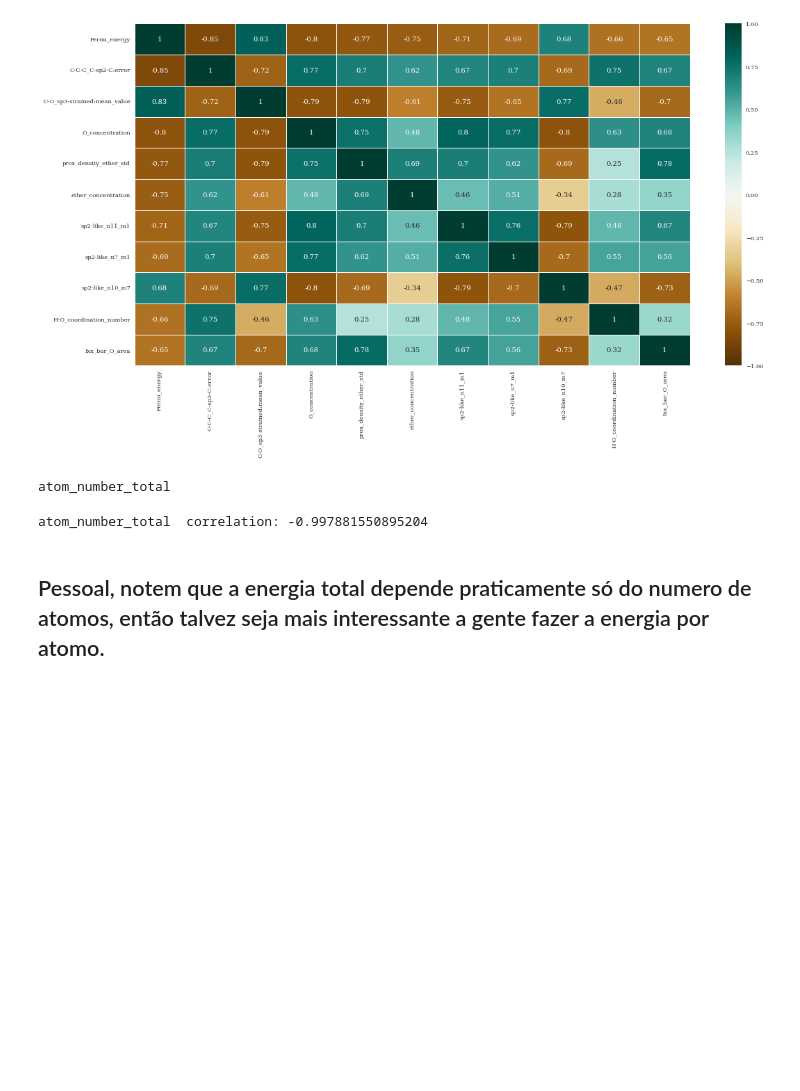
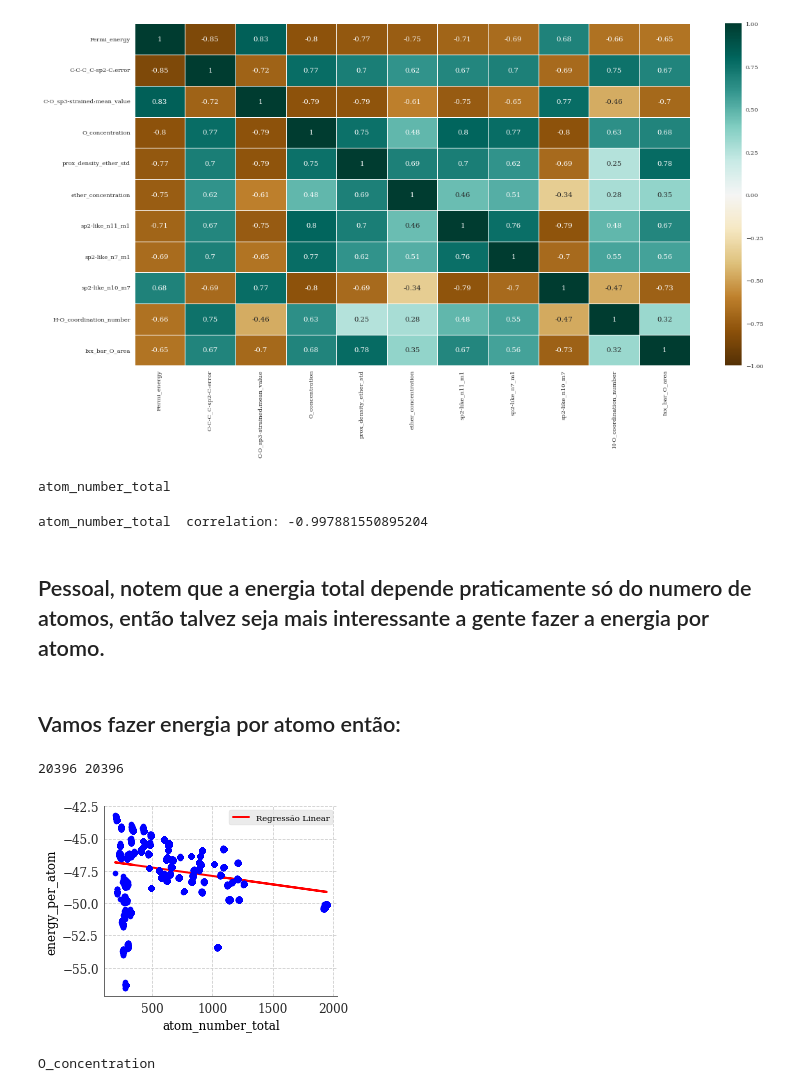
Before and after one commit to Karl-Marcos/ML-2022-DIMP, a Jupyter notebook: Dados.ipynb, the cells around one changed output. Saved outputs shown, nothing was run; the diff lists cells and outputs as text; code cells hidden in the pictures; blank space fills up the shorter version.

Commit message:
Atributos definidos

```diff
--- a/Dados.ipynb
+++ b/Dados.ipynb
@@ -301,3 +301,20 @@ for i in Lb:
 atom_number_total  correlation: -0.997881550895204
 # %% [markdown]
 ## Pessoal, notem que a energia total depende praticamente só do numero de atomos, então talvez seja mais interessante a gente fazer a energia por atomo.
+# %% [markdown]
+## Vamos fazer energia por atomo então:
+# %%
+E = []
+i = 0
+while i < len(bruto_completo['C']):
+    E.append(bruto_completo['total_energy'][i]/bruto_completo['atom_number_total'][i])
+    i = i+1
+print(len(bruto_completo['total_energy']), len(E))
+# %% [output]
+20396 20396
+# %%
+Dados = bruto_completo.assign(energy_per_atom = E)
+# %%
+plotar(Dados['atom_number_total'], Dados['energy_per_atom'], legendas = ['atom_number_total', 'energy_per_atom'], reta = True)
+# %% [output]
+[figure, added]
@@ -303,0 +329,7 @@ atom_number_total  correlation: -0.997881550895204
+# %%
+L3 = sorted(atributos_2,key = atributos_2.get,  reverse = True)
+L3.remove('energy_per_atom')
+L3.remove('Fermi_energy')
+print(L3[0])
+# %% [output]
+O_concentration
```
Also changed, not shown: parts of 5 cells of this notebook, 2 other files.
